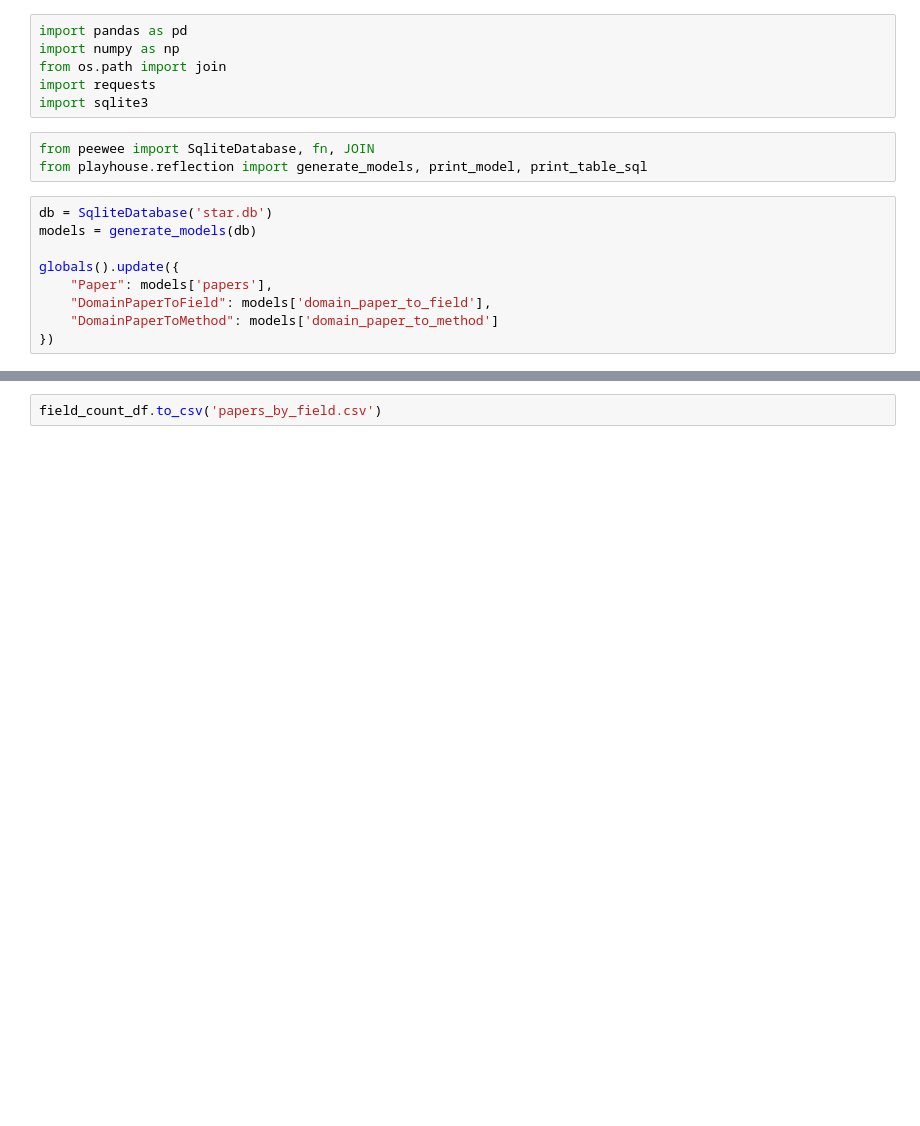
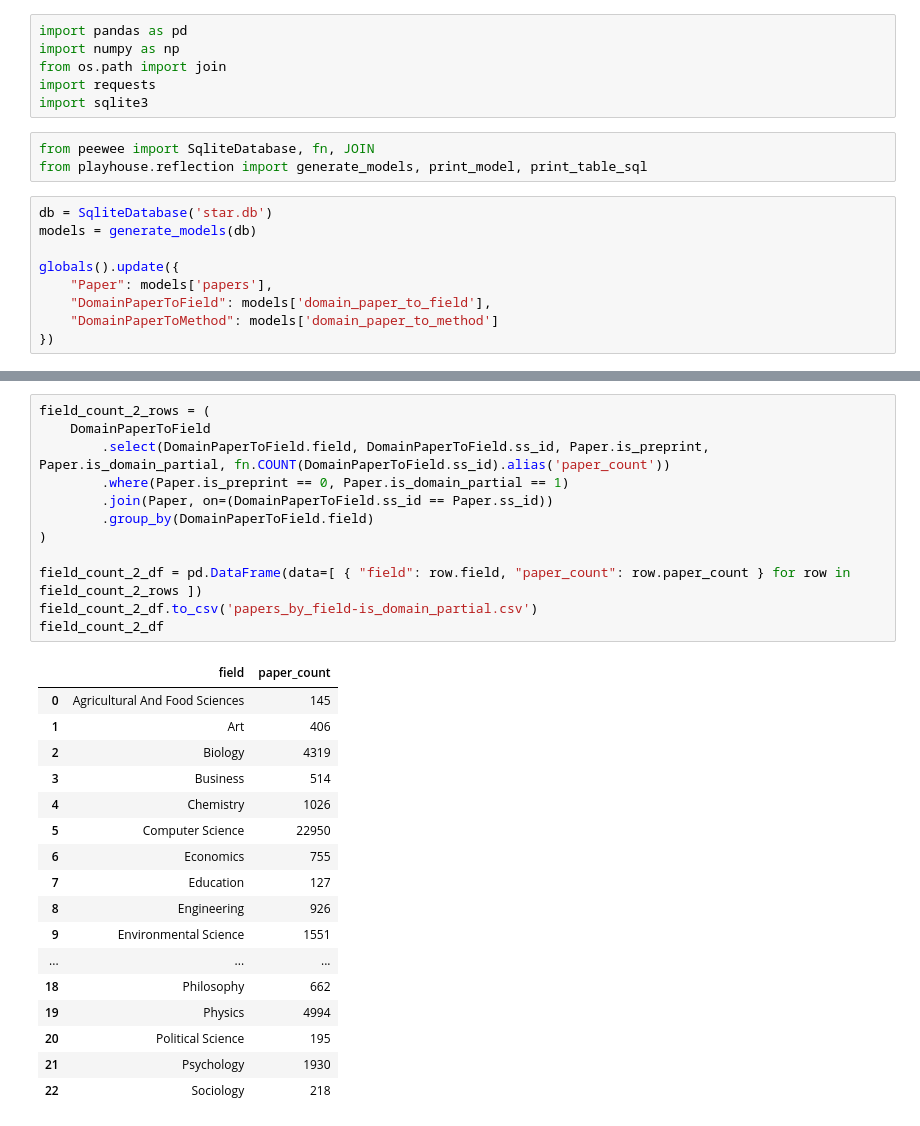
Before and after one commit to keller-mark/hd-vis-scripts, a Jupyter notebook: 03_plot_citations.ipynb, the cells around one changed output, grey strips where cells are left out. Saved outputs shown, nothing was run; the diff lists cells and outputs as text; blank space fills up the shorter version.

```diff
--- a/03_plot_citations.ipynb
+++ b/03_plot_citations.ipynb
@@ -73,5 +76,33 @@ field_count_df
-# %%
-field_count_df.to_csv('papers_by_field.csv')
+# %%
+field_count_2_rows = (
+    DomainPaperToField
+        .select(DomainPaperToField.field, DomainPaperToField.ss_id, Paper.is_preprint, Paper.is_domain_partial, fn.COUNT(DomainPaperToField.ss_id).alias('paper_count'))
+        .where(Paper.is_preprint == 0, Paper.is_domain_partial == 1)
+        .join(Paper, on=(DomainPaperToField.ss_id == Paper.ss_id))
+        .group_by(DomainPaperToField.field)
+)
+
+field_count_2_df = pd.DataFrame(data=[ { "field": row.field, "paper_count": row.paper_count } for row in field_count_2_rows ])
+field_count_2_df.to_csv('papers_by_field-is_domain_partial.csv')
+field_count_2_df
+# %% [output]
+|  | field | paper_count |
+| 0 | Agricultural And Food Sciences | 145 |
+| 1 | Art | 406 |
+| 2 | Biology | 4319 |
+| 3 | Business | 514 |
+| 4 | Chemistry | 1026 |
+| 5 | Computer Science | 22950 |
+| 6 | Economics | 755 |
+| 7 | Education | 127 |
+| 8 | Engineering | 926 |
+| 9 | Environmental Science | 1551 |
+| ... | ... | ... |
+| 18 | Philosophy | 662 |
+| 19 | Physics | 4994 |
+| 20 | Political Science | 195 |
+| 21 | Psychology | 1930 |
+| 22 | Sociology | 218 |
 # %%
 venue_count_rows = (
     Paper
```
Also changed, not shown: parts of 8 cells of this notebook, 2 other files.
